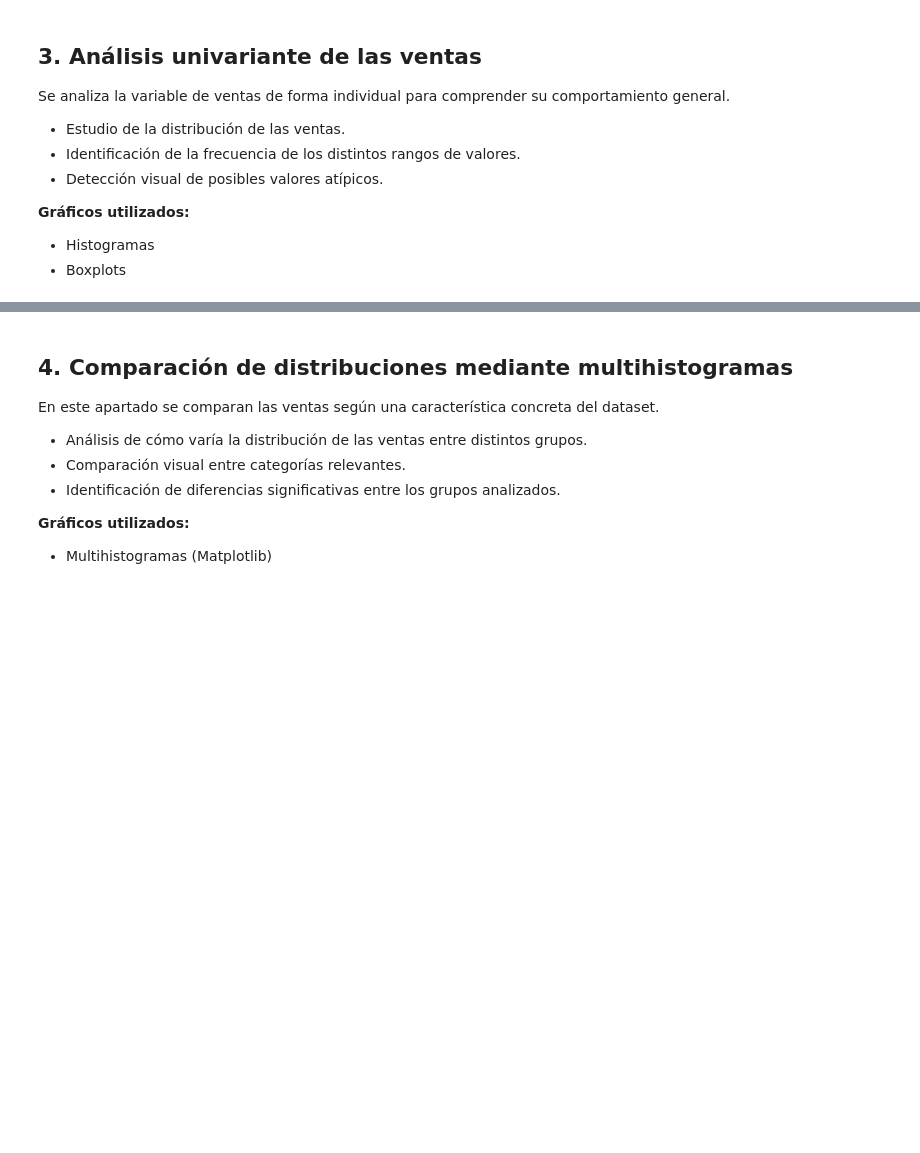
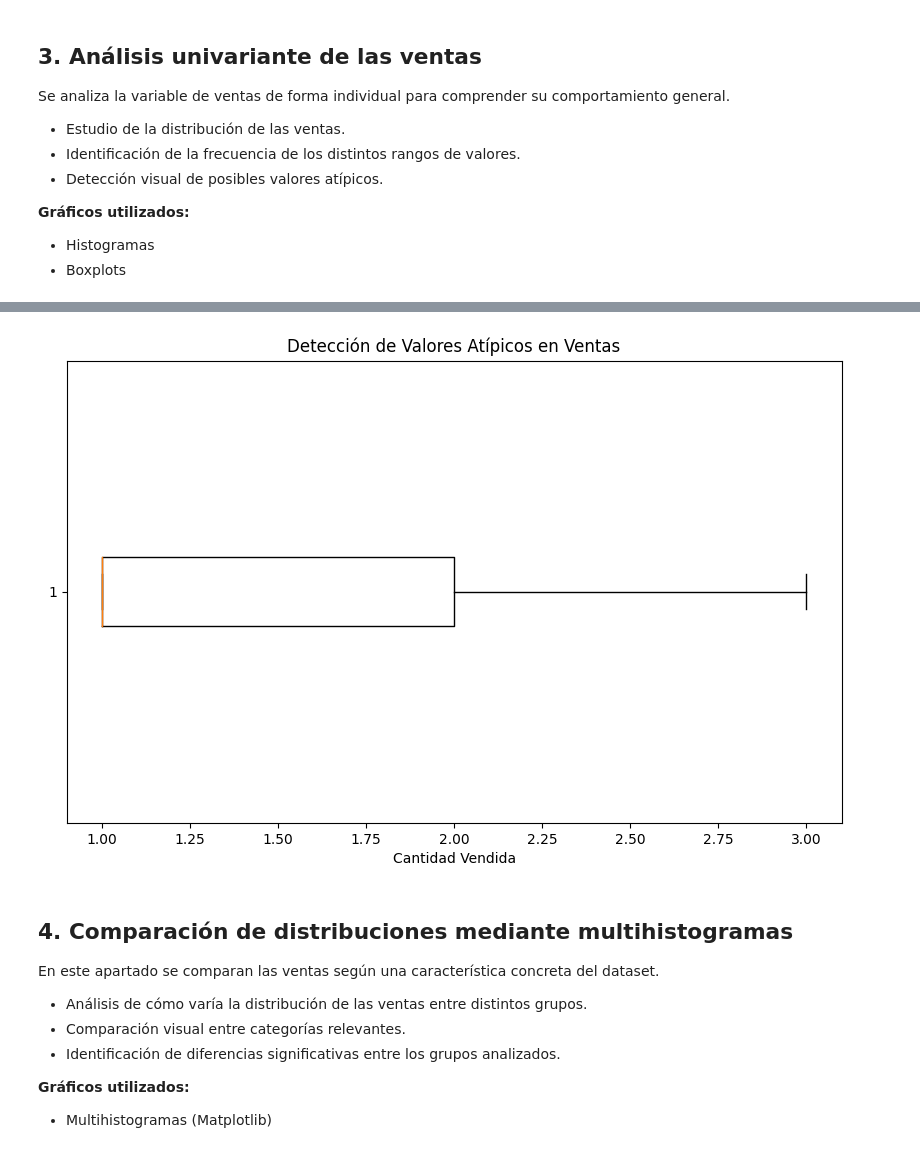
Before and after one commit to IbaiGarcia13/RETO2-G2-Cafeteria, a Jupyter notebook: RETO/RETO.ipynb, the cells around one changed output, grey strips where cells are left out. Cells and saved outputs as stored; diff of their text form; code cells hidden in the pictures; blank space fills up the shorter version.

```diff
--- a/RETO/RETO.ipynb
+++ b/RETO/RETO.ipynb
@@ -126,3 +145,12 @@ Se analiza la variable de ventas de forma individual para comprender su comporta
+# %%
+# - Detección visual de posibles valores atípicos.
+plt.figure(figsize=(10, 6))
+plt.boxplot(df['cantidad'], vert=False)
+plt.title('Detección de Valores Atípicos en Ventas')
+plt.xlabel('Cantidad Vendida')
+plt.show()
+# %% [output]
+[figure, added]
 # %% [markdown]
 ## **4. Comparación de distribuciones mediante multihistogramas**
 
```
Also changed, not shown: parts of 3 cells of this notebook.
